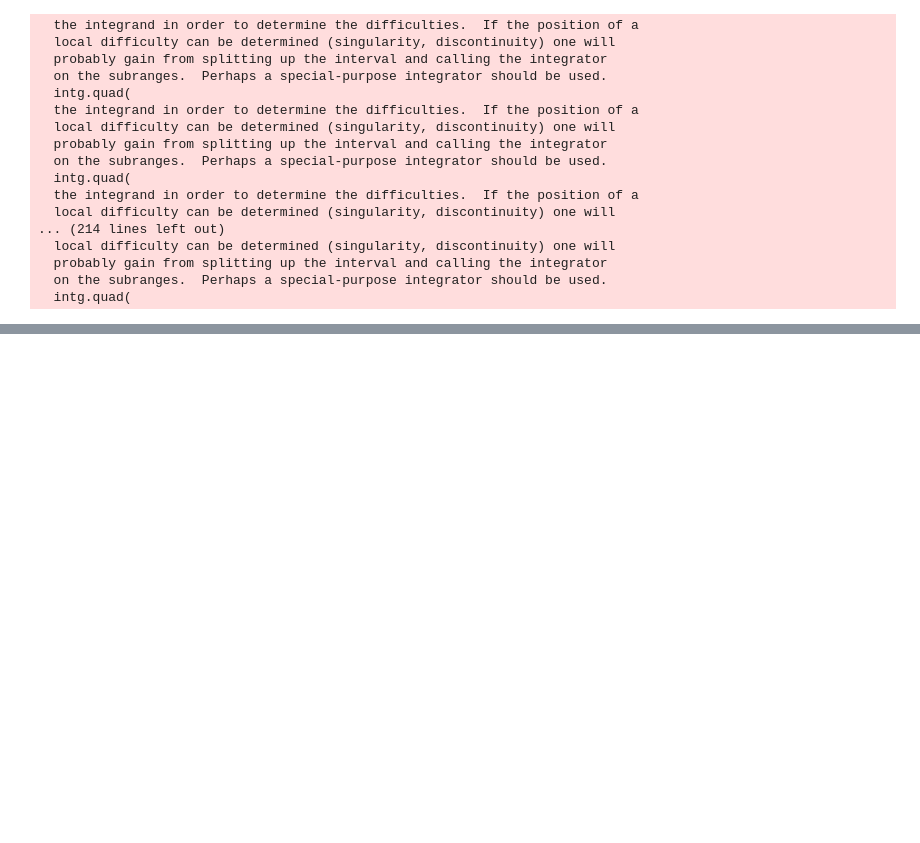
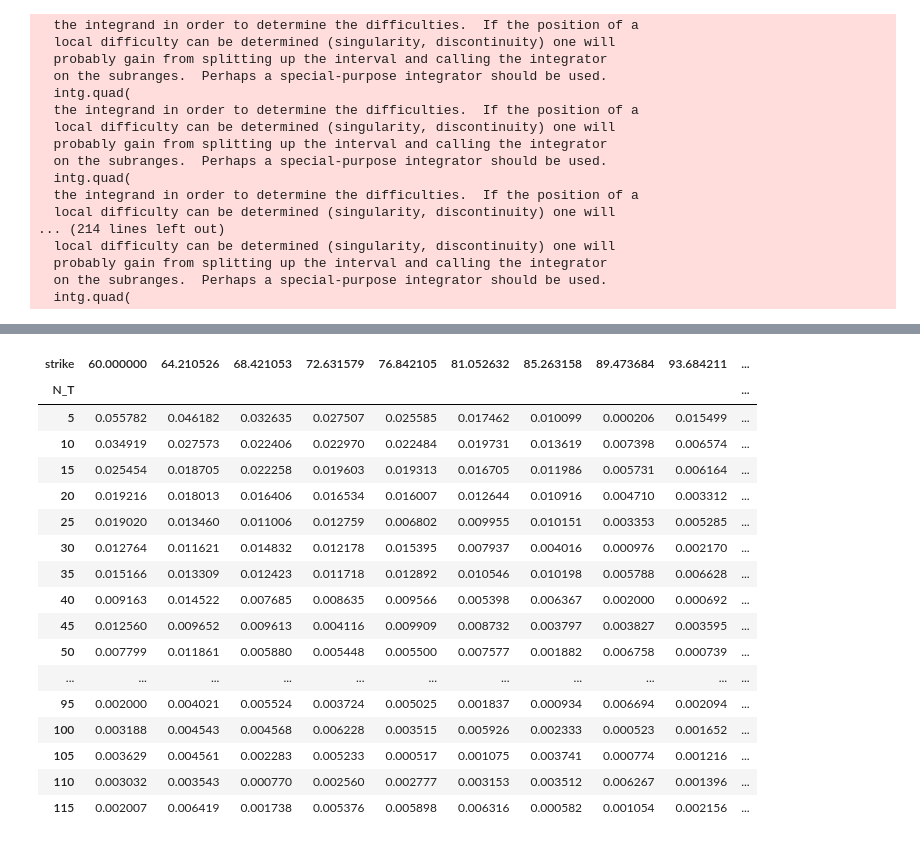
Before and after one commit to ArtemySazonov/Stochastic-Volatility-Models, a Jupyter notebook: Code/run_grid_cupy.ipynb, the cells around one changed output, grey strips where cells are left out. Cells and saved outputs as stored; diff of their text form; code cells hidden in the pictures; blank space fills up the shorter version.

```diff
--- a/Code/run_grid_cupy.ipynb
+++ b/Code/run_grid_cupy.ipynb
@@ -152,0 +354,21 @@ MC_compare_models_grid_test_1
+# %%
+tmp_qe_error.T[tmp_qe_error.T < 0.11]
+# %% [output]
+| strike | 60.000000 | 64.210526 | 68.421053 | 72.631579 | 76.842105 | 81.052632 | 85.263158 | 89.473684 | 93.684211 | ... |
+| N_T |  |  |  |  |  |  |  |  |  | ... |
+| 5 | 0.055782 | 0.046182 | 0.032635 | 0.027507 | 0.025585 | 0.017462 | 0.010099 | 0.000206 | 0.015499 | ... |
+| 10 | 0.034919 | 0.027573 | 0.022406 | 0.022970 | 0.022484 | 0.019731 | 0.013619 | 0.007398 | 0.006574 | ... |
+| 15 | 0.025454 | 0.018705 | 0.022258 | 0.019603 | 0.019313 | 0.016705 | 0.011986 | 0.005731 | 0.006164 | ... |
+| 20 | 0.019216 | 0.018013 | 0.016406 | 0.016534 | 0.016007 | 0.012644 | 0.010916 | 0.004710 | 0.003312 | ... |
+| 25 | 0.019020 | 0.013460 | 0.011006 | 0.012759 | 0.006802 | 0.009955 | 0.010151 | 0.003353 | 0.005285 | ... |
+| 30 | 0.012764 | 0.011621 | 0.014832 | 0.012178 | 0.015395 | 0.007937 | 0.004016 | 0.000976 | 0.002170 | ... |
+| 35 | 0.015166 | 0.013309 | 0.012423 | 0.011718 | 0.012892 | 0.010546 | 0.010198 | 0.005788 | 0.006628 | ... |
+| 40 | 0.009163 | 0.014522 | 0.007685 | 0.008635 | 0.009566 | 0.005398 | 0.006367 | 0.002000 | 0.000692 | ... |
+| 45 | 0.012560 | 0.009652 | 0.009613 | 0.004116 | 0.009909 | 0.008732 | 0.003797 | 0.003827 | 0.003595 | ... |
+| 50 | 0.007799 | 0.011861 | 0.005880 | 0.005448 | 0.005500 | 0.007577 | 0.001882 | 0.006758 | 0.000739 | ... |
+| ... | ... | ... | ... | ... | ... | ... | ... | ... | ... | ... |
+| 95 | 0.002000 | 0.004021 | 0.005524 | 0.003724 | 0.005025 | 0.001837 | 0.000934 | 0.006694 | 0.002094 | ... |
+| 100 | 0.003188 | 0.004543 | 0.004568 | 0.006228 | 0.003515 | 0.005926 | 0.002333 | 0.000523 | 0.001652 | ... |
+| 105 | 0.003629 | 0.004561 | 0.002283 | 0.005233 | 0.000517 | 0.001075 | 0.003741 | 0.000774 | 0.001216 | ... |
+| 110 | 0.003032 | 0.003543 | 0.000770 | 0.002560 | 0.002777 | 0.003153 | 0.003512 | 0.006267 | 0.001396 | ... |
+| 115 | 0.002007 | 0.006419 | 0.001738 | 0.005376 | 0.005898 | 0.006316 | 0.000582 | 0.001054 | 0.002156 | ... |
```
Also changed, not shown: parts of 35 cells of this notebook, 4 other files.
